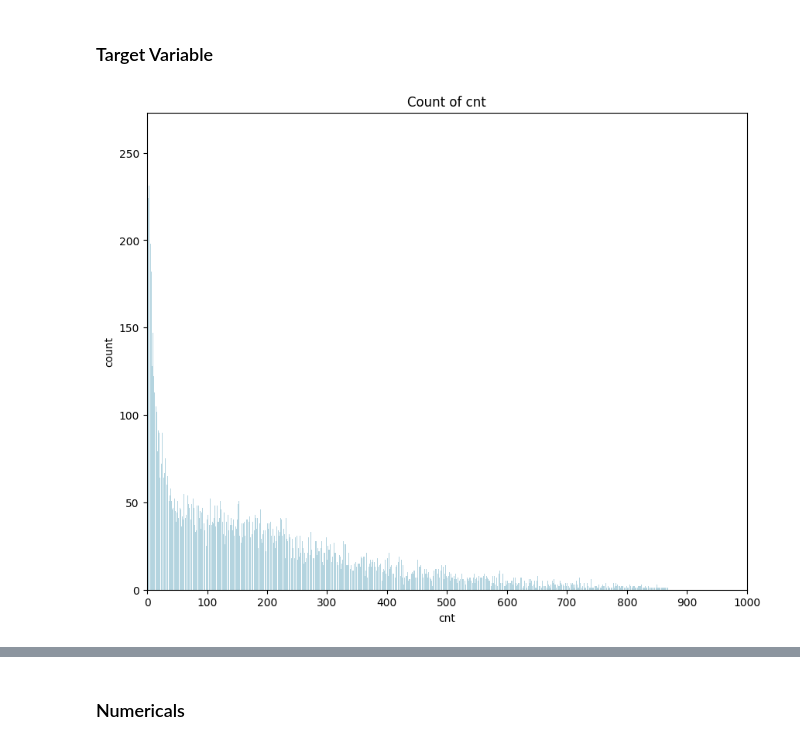
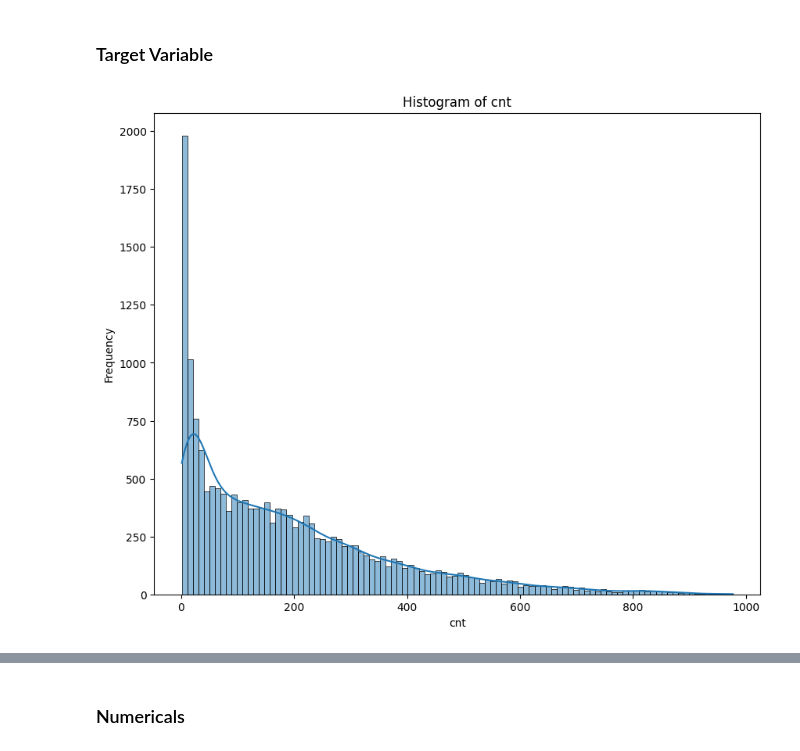
Before and after one commit to govindnirav/project_d100, a Jupyter notebook: scripts/eda_cleaning.ipynb, the cells around one changed output, grey strips where cells are left out. Cells and saved outputs as stored; diff of their text form; code cells hidden in the pictures.

Commit message:
Feat: Visualisations completed for EDA (exploratory and explanatory); cleaned data saved as a parquet file.

```diff
--- a/scripts/eda_cleaning.ipynb
+++ b/scripts/eda_cleaning.ipynb
@@ -135,9 +135,9 @@ df_unclean = df_unclean.drop(["casual", "registered"])
 ### Target Variable
 # %%
 # Count plot to look at the distribution of the target variable
-plot_count(df_unclean, "cnt", xticks = (0,1000))
+plot_histogram(df_unclean, "cnt", bins = 100)
 # %% [output]
-[figure, old version]
+[figure, new version]
 # %%
 # Superimposed histogram and KDE plot for the target variable
 plot_dist(df_unclean, "cnt", dist = ["gamma", "expon", "beta"])
```
Also changed, not shown: parts of 38 cells of this notebook, 6 other files.
